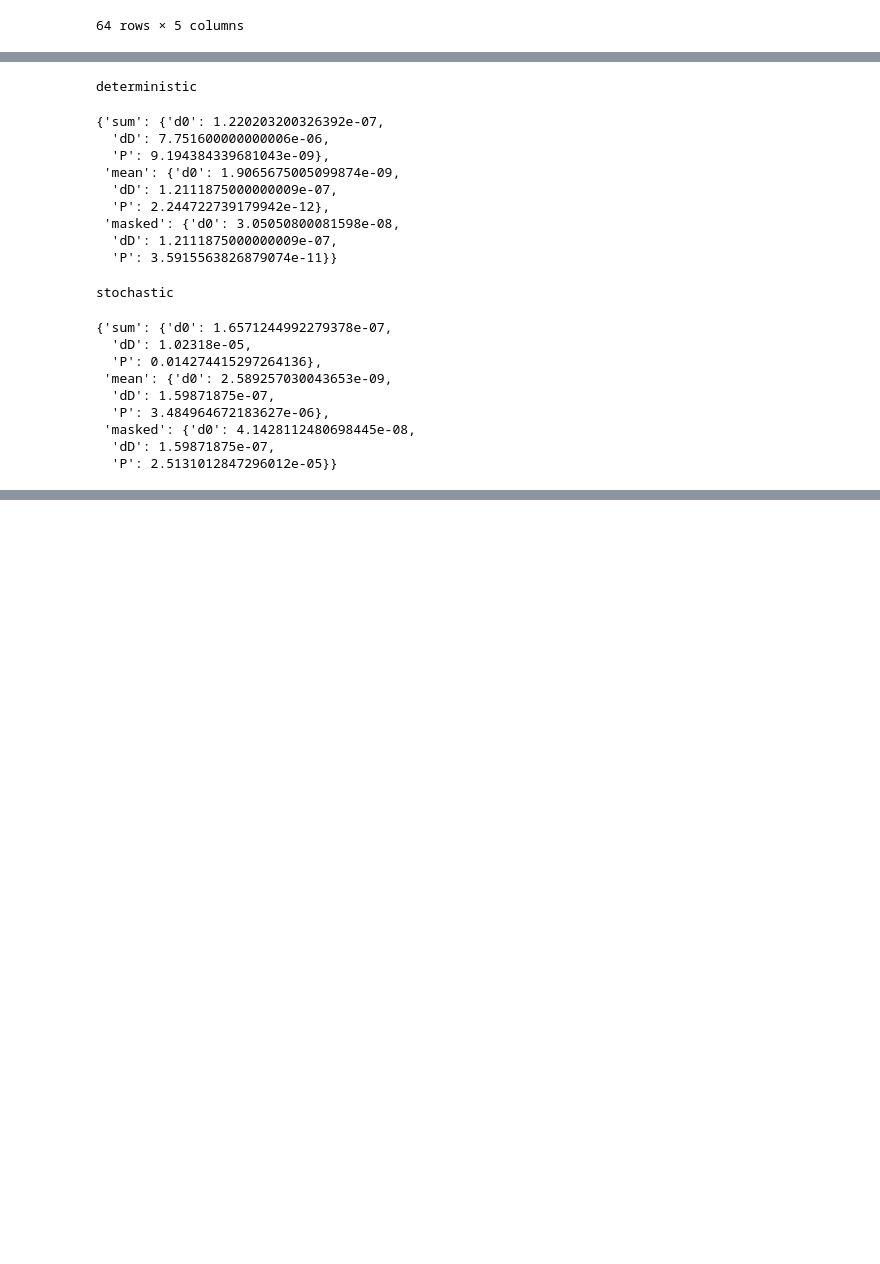
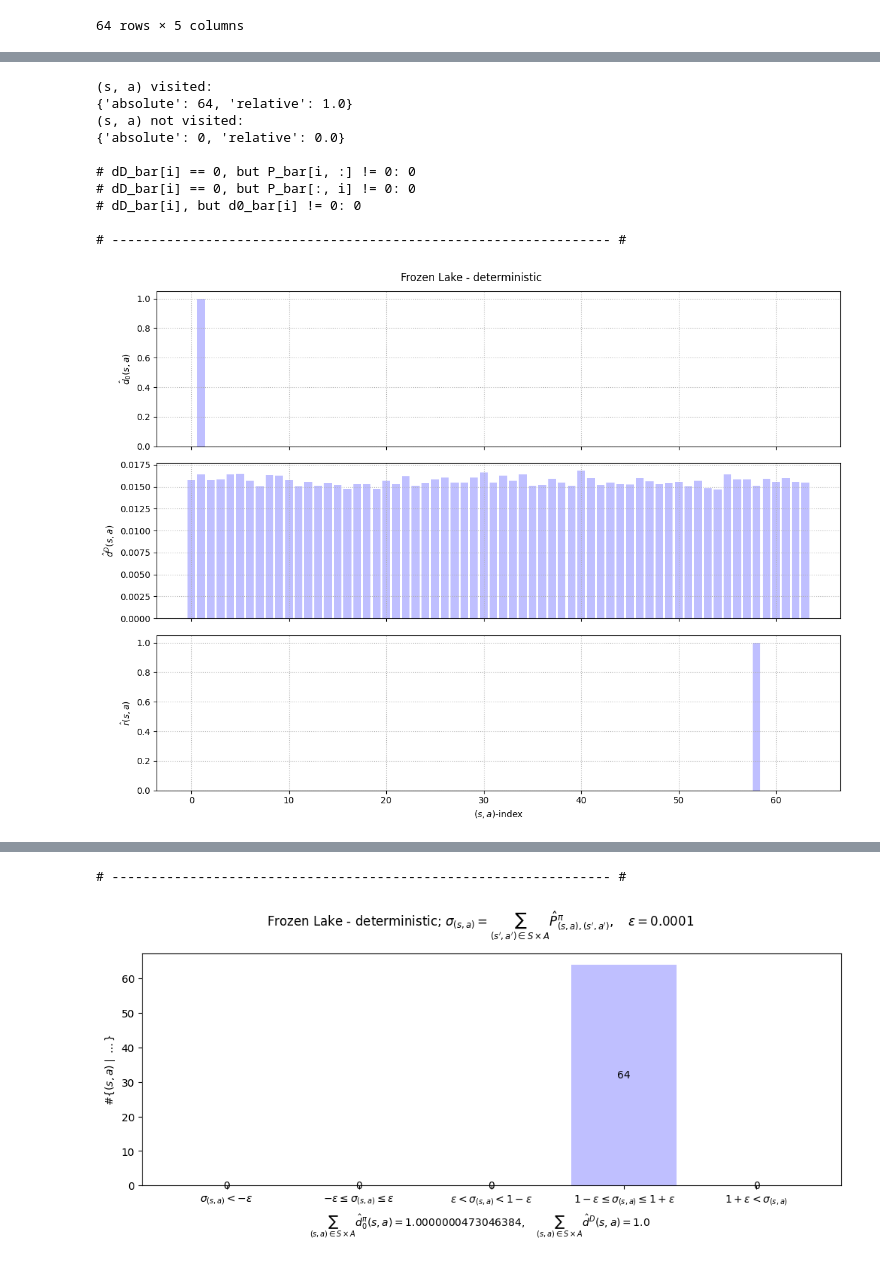
Before and after one commit to MrWhiteRichard/dice_rl_sepsis, a Jupyter notebook: results_frozen_lake.ipynb, the cells around one changed output, grey strips where cells are left out. Drawn from its saved outputs; the diff is of its cells as text; code cells hidden in the pictures; blank space fills up the shorter version.

Commit message:
Update frozen_lake

```diff
--- a/results_frozen_lake.ipynb
+++ b/results_frozen_lake.ipynb
@@ -248,8 +509,0 @@ analytical_solver = {
-# %%
-pvs_OnPE = {
-    kind: get_pv_s_OnPE(
-        estimator_s=estimators_OnPE[kind],
-        gamma_s=gammas,
-    )
-        for kind in kinds
-}
@@ -354,14 +509,0 @@ for kind in kinds:
-# %%
-pv_exact = {}
-sdc_exact = {}
-ev_exact = {}
-
-for kind in kinds:
-    pv, sdc, info = analytical_solver[kind].solve(
-        gamma=1, primal_dual="dual") # type: ignore
-
-    pv_exact[kind] = pv
-    sdc_exact[kind] = sdc
-    ev_exact[kind] = info["ev"]
-
-pv_DICE = { False: pv_DICE_w, True: pv_DICE_w, }
@@ -692,8 +978,7 @@ stochastic
 # %%
-k = "d"
-
-test_auxiliary_estimates(
-    auxiliary_estimates=auxiliary_estimates[k],
-    title_prefix=f"Frozen Lake - {names[k]}",
-    save_dir=os.path.join(save_dir_images, "auxiliary_estimates"),
-)
+def test_auxiliary_estimates_frozen_lake(kind):
+    test_auxiliary_estimates(
+        auxiliary_estimates=auxiliary_estimates[kind],
+        title_prefix=f"Frozen Lake - {kind}",
+        dir=os.path.join(dir_images, "auxiliary_estimates"),
+    )
@@ -766,29 +985,14 @@ np.dot(sdc_hat, dD_hat)=1.0003738501990334
-# %%
-for kind in kinds:
-    print(names[k])
-    d = get_error_auxiliary_estimates(
-        auxiliary_estimates=auxiliary_estimates[k],
-        analytical_solver=analytical_solver[k],
-    )
-    display(d)
-# %% [output]
-deterministic
-{'sum': {'d0': 1.220203200326392e-07,
-  'dD': 7.751600000000006e-06,
-  'P': 9.194384339681043e-09},
- 'mean': {'d0': 1.9065675005099874e-09,
-  'dD': 1.2111875000000009e-07,
-  'P': 2.244722739179942e-12},
- 'masked': {'d0': 3.05050800081598e-08,
-  'dD': 1.2111875000000009e-07,
-  'P': 3.5915563826879074e-11}}
-stochastic
-{'sum': {'d0': 1.6571244992279378e-07,
-  'dD': 1.02318e-05,
-  'P': 0.014274415297264136},
- 'mean': {'d0': 2.589257030043653e-09,
-  'dD': 1.59871875e-07,
-  'P': 3.484964672183627e-06},
- 'masked': {'d0': 4.1428112480698445e-08,
-  'dD': 1.59871875e-07,
-  'P': 2.5131012847296012e-05}}
+# %%
+test_auxiliary_estimates_frozen_lake("deterministic")
+# %% [output]
+(s, a) visited:
+{'absolute': 64, 'relative': 1.0}
+(s, a) not visited:
+{'absolute': 0, 'relative': 0.0}
+
+# dD_bar[i] == 0, but P_bar[i, :] != 0: 0
+# dD_bar[i] == 0, but P_bar[:, i] != 0: 0
+# dD_bar[i], but d0_bar[i] != 0: 0
+
+# ---------------------------------------------------------------- #
+[figure, added]
@@ -794,0 +1001,2 @@ stochastic
+# ---------------------------------------------------------------- #
+[figure, added]
```
Also changed, not shown: parts of 52 cells of this notebook, 1 other file.
